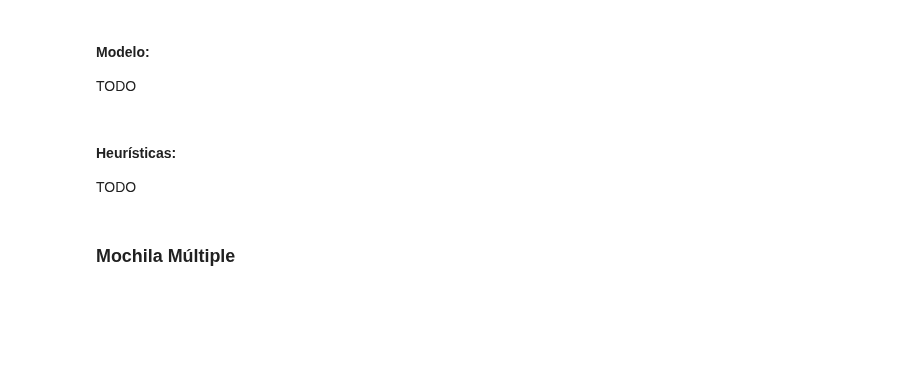
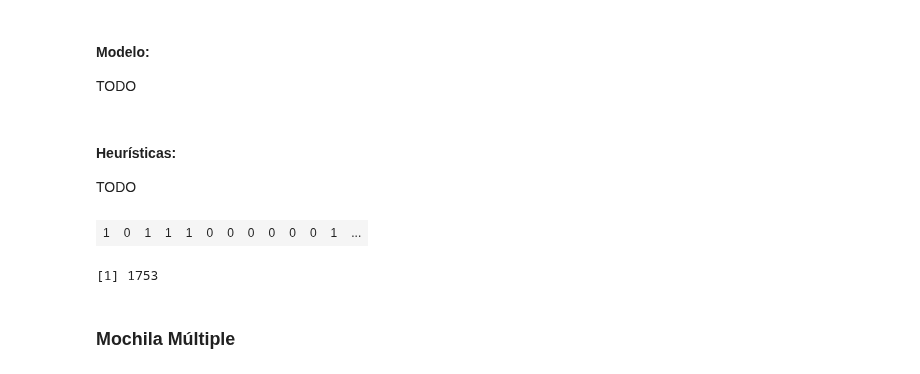
Before and after one commit to garciparedes/integer-programming-heuristics, a Jupyter notebook: integer-programming-heuristics.ipynb, the cells around one changed output. Saved outputs shown, nothing was run; the diff lists cells and outputs as text; code cells hidden in the pictures; blank space fills up the shorter version.

```diff
--- a/integer-programming-heuristics.ipynb
+++ b/integer-programming-heuristics.ipynb
@@ -1110,3 +1125,16 @@ KnapsackSimpleGreedy <- function(object, capacity) {
+# %%
+KnapsackSimpleGreedy <- function(p, ...) {
+    return(Solve("max", p$value, matrix(p$weight, nrow = 1, byrow = TRUE), p$capacity, all.bin = TRUE, ...))
+}
+# %%
+gen100.1 <- ReadSimpleKnapsack("./data/knapsack/simple/gen100_1.txt")
+# %%
+a <- KnapsackSimpleGreedy(gen100.1)
+matrix(a$solution, ncol = gen100.1$n, byrow = TRUE)
+a$objval
+# %% [output]
+| 1 | 0 | 1 | 1 | 1 | 0 | 0 | 0 | 0 | 0 | 0 | 1 | ... |
+[1] 1753
 # %% [markdown]
 ### Mochila Múltiple
 # %% [markdown]
```
Also changed, not shown: parts of 10 cells of this notebook, 31 other files.
